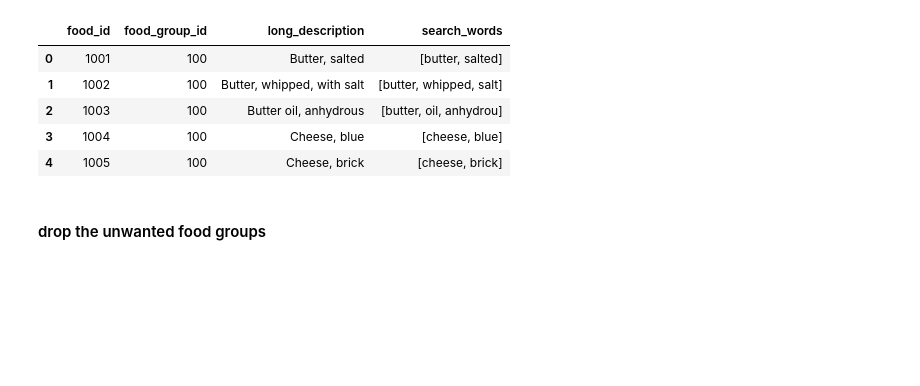
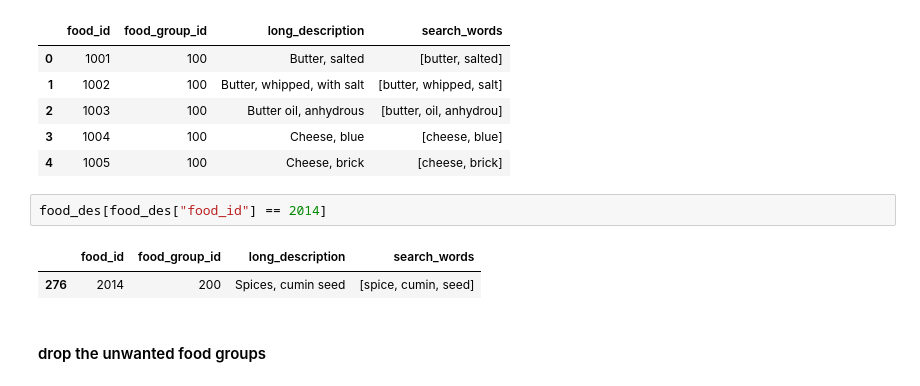
Before and after one commit to epfl-ada-2018/Project, a Jupyter notebook: notebooks/USDA_parsing.ipynb, the cells around one changed output. Drawn from its saved outputs; the diff is of its cells as text; blank space fills up the shorter version.

Commit message:
food groups progress

```diff
--- a/notebooks/USDA_parsing.ipynb
+++ b/notebooks/USDA_parsing.ipynb
@@ -168,6 +168,11 @@ new table format
 | 2 | 1003 | 100 | Butter oil, anhydrous | [butter, oil, anhydrou] |
 | 3 | 1004 | 100 | Cheese, blue | [cheese, blue] |
 | 4 | 1005 | 100 | Cheese, brick | [cheese, brick] |
+# %%
+food_des[food_des["food_id"] == 2014]
+# %% [output]
+|  | food_id | food_group_id | long_description | search_words |
+| 276 | 2014 | 200 | Spices, cumin seed | [spice, cumin, seed] |
 # %% [markdown]
 #### drop the unwanted food groups
 # %% [markdown]
```
Also changed, not shown: 2 other files.
